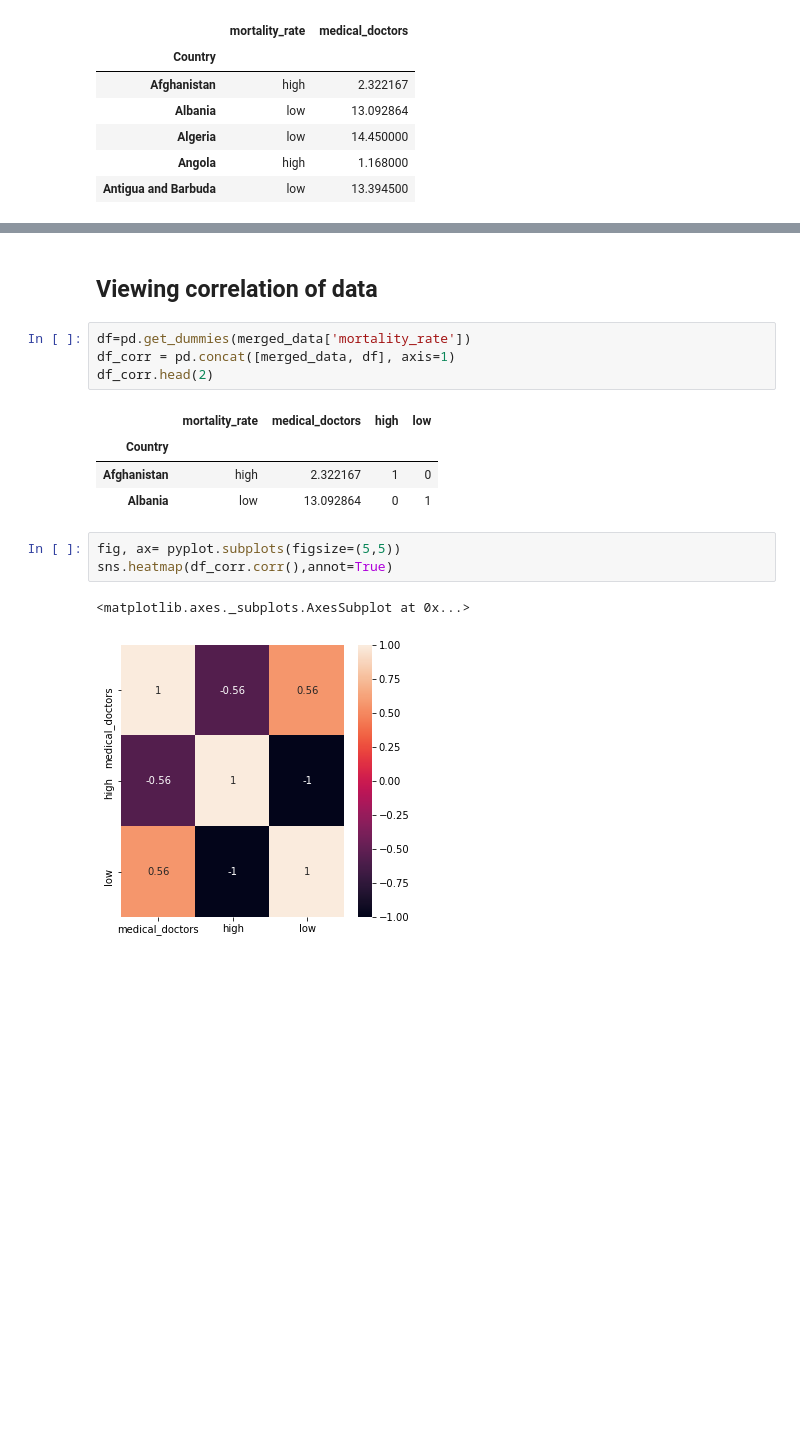
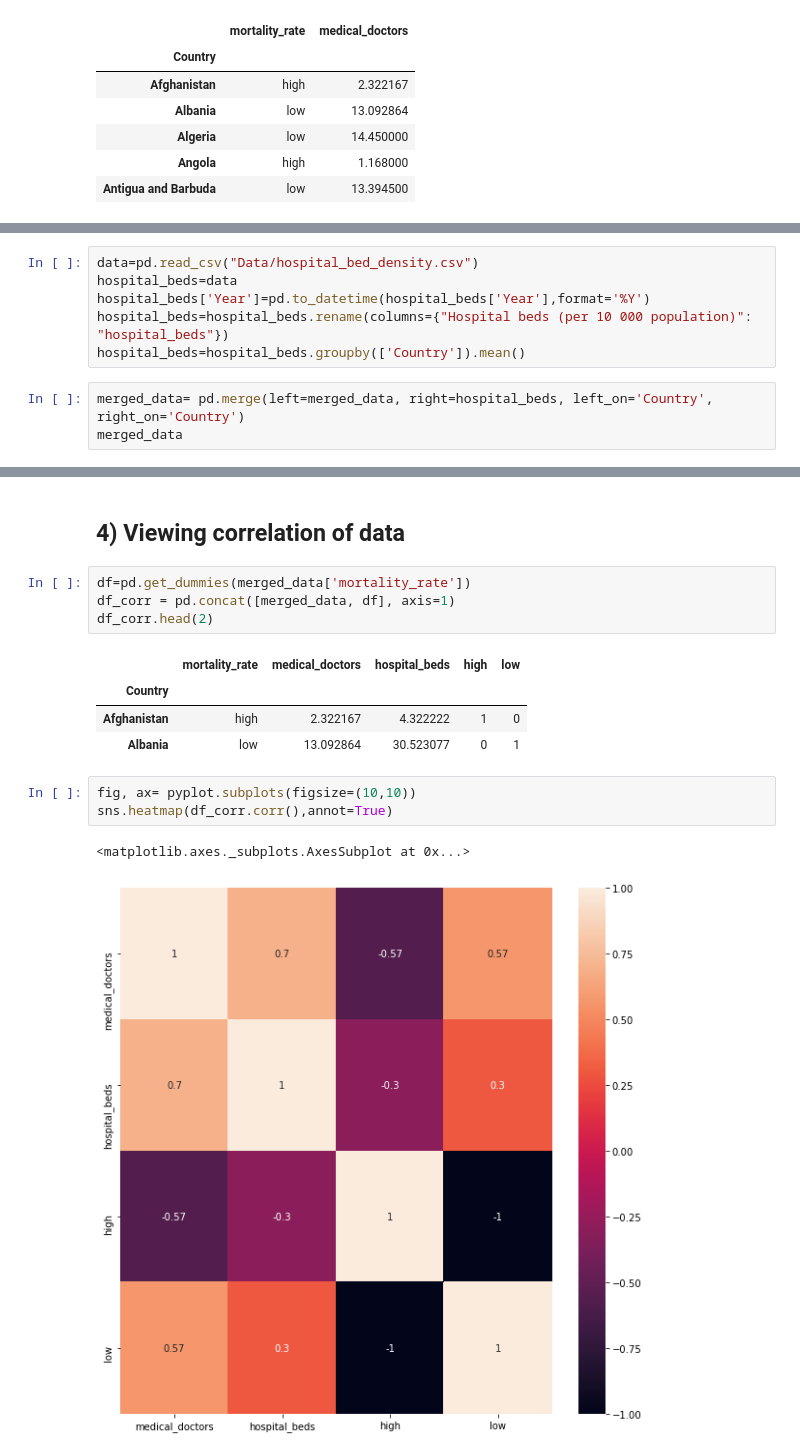
Before and after one commit to jadali17/mortality-classification, a Jupyter notebook: example-analysis-and-preprocessing.ipynb, the cells around one changed output, grey strips where cells are left out. Drawn from its saved outputs; the diff is of its cells as text; blank space fills up the shorter version.

```diff
--- a/example-analysis-and-preprocessing.ipynb
+++ b/example-analysis-and-preprocessing.ipynb
@@ -111,0 +115,9 @@ merged_data.head(5)
+# %%
+data=pd.read_csv("Data/hospital_bed_density.csv")
+hospital_beds=data
+hospital_beds['Year']=pd.to_datetime(hospital_beds['Year'],format='%Y')
+hospital_beds=hospital_beds.rename(columns={"Hospital beds (per 10 000 population)": "hospital_beds"})
+hospital_beds=hospital_beds.groupby(['Country']).mean()
+# %%
+merged_data= pd.merge(left=merged_data, right=hospital_beds, left_on='Country', right_on='Country')
+merged_data
@@ -112,17 +139,17 @@ merged_data.head(5)
 # %% [markdown]
-## Viewing correlation of data
+## 4) Viewing correlation of data
 # %%
 df=pd.get_dummies(merged_data['mortality_rate'])
 df_corr = pd.concat([merged_data, df], axis=1)
 df_corr.head(2)
 # %% [output]
-|  | mortality_rate | medical_doctors | high | low |
-| Country |  |  |  |  |
-| Afghanistan | high | 2.322167 | 1 | 0 |
-| Albania | low | 13.092864 | 0 | 1 |
+|  | mortality_rate | medical_doctors | hospital_beds | high | low |
+| Country |  |  |  |  |  |
+| Afghanistan | high | 2.322167 | 4.322222 | 1 | 0 |
+| Albania | low | 13.092864 | 30.523077 | 0 | 1 |
 # %%
-fig, ax= pyplot.subplots(figsize=(5,5))
+fig, ax= pyplot.subplots(figsize=(10,10))
 sns.heatmap(df_corr.corr(),annot=True)
 # %% [output]
 <matplotlib.axes._subplots.AxesSubplot at 0x...>
-[figure, old version]
+[figure, new version]
```
Also changed, not shown: parts of 20 cells of this notebook, 1 other file.
